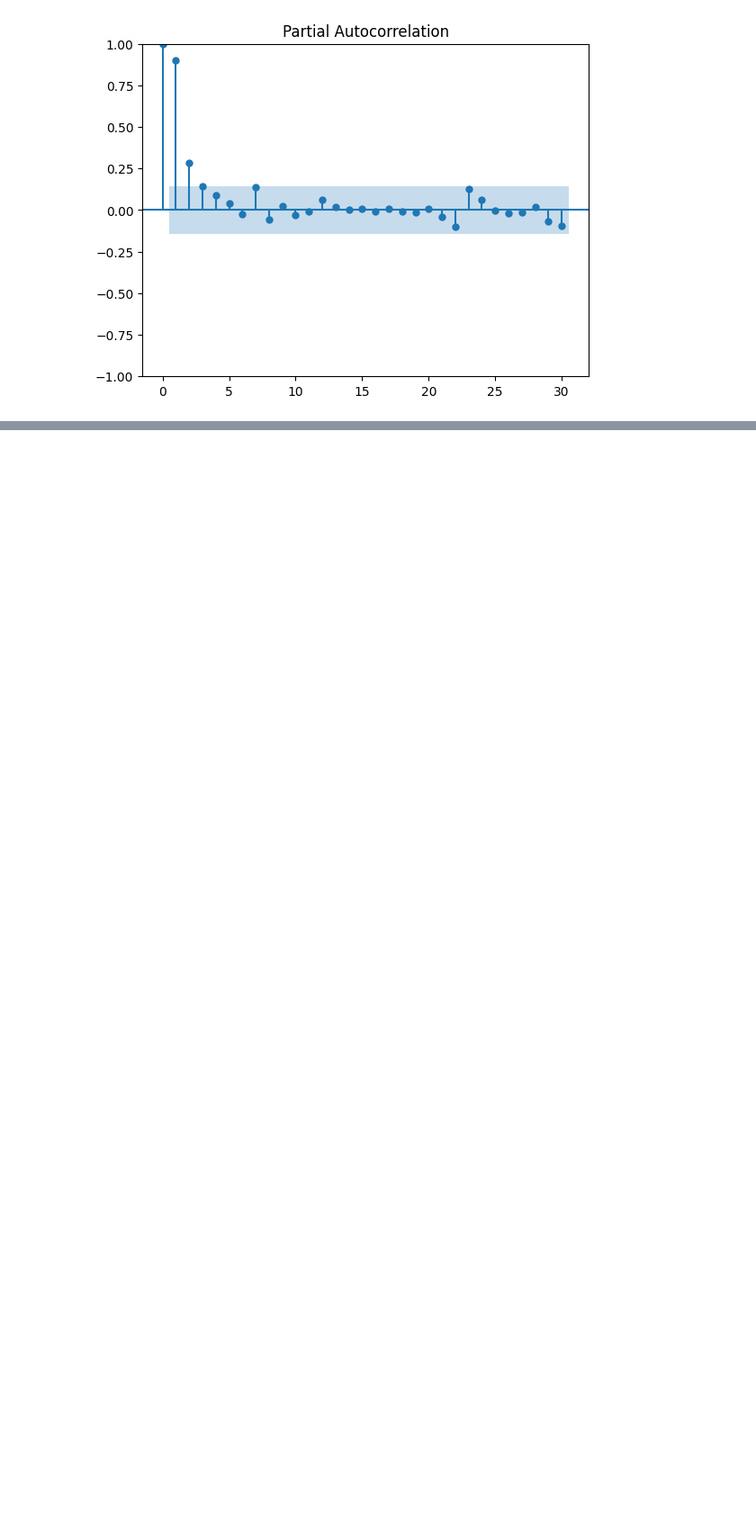
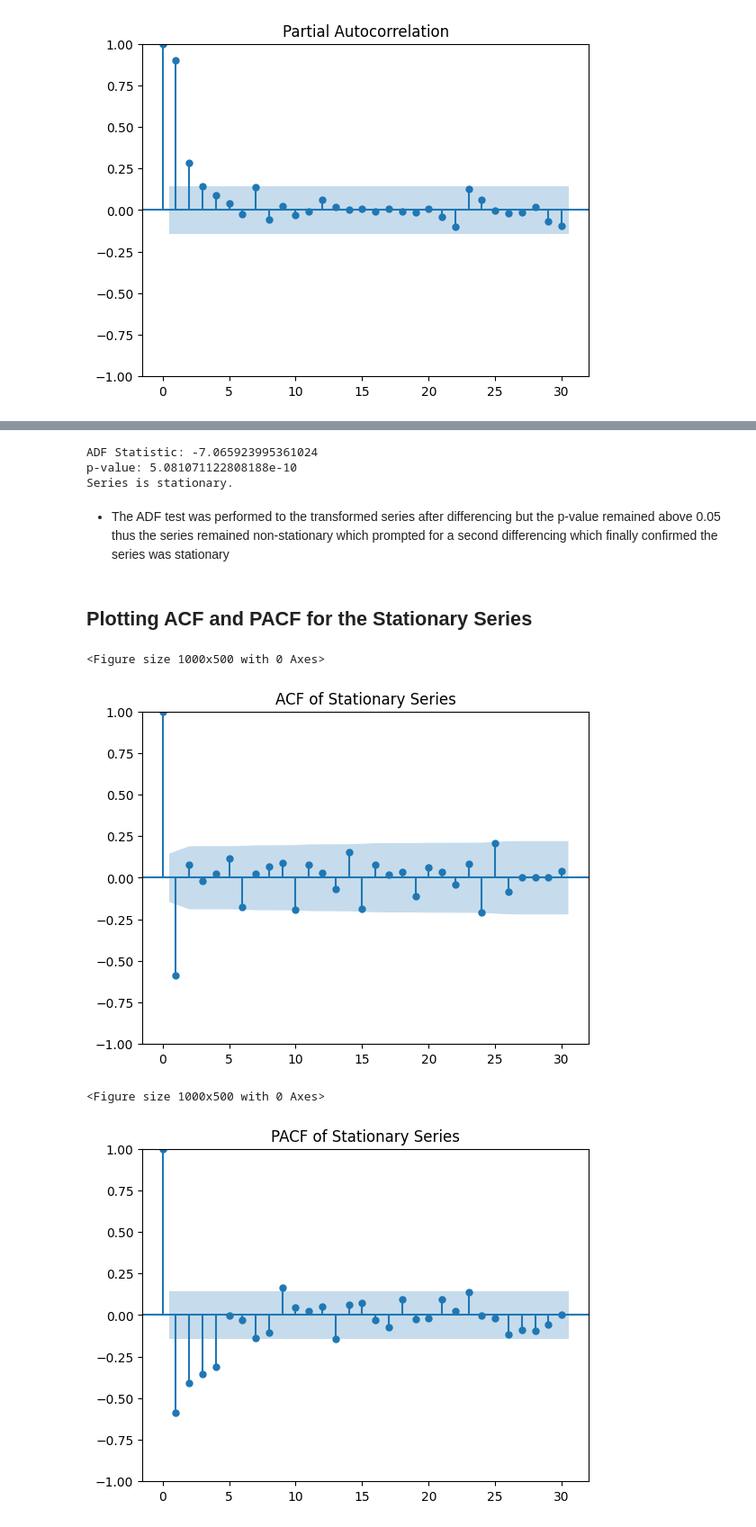
Before and after one commit to Agumekenneth/Time-series-, a Jupyter notebook: project/day-wise.ipynb, the cells around one changed output, grey strips where cells are left out. Shown at 90% size. Cells and saved outputs as stored; diff of their text form; code cells hidden in the pictures; blank space fills up the shorter version.

```diff
--- a/project/day-wise.ipynb
+++ b/project/day-wise.ipynb
@@ -238,0 +316,37 @@ plt.show()
+# %%
+from statsmodels.tsa.stattools import adfuller
+
+result = adfuller(df['diff2_log_cases'])
+
+print("ADF Statistic:", result[0])
+print("p-value:", result[1])
+
+if result[1] < 0.05:
+    print("Series is stationary.")
+else:
+    print("Series is non-stationary.")
+# %% [output]
+ADF Statistic: -7.065923995361024
+p-value: 5.081071122808188e-10
+Series is stationary.
+# %% [markdown]
+- The ADF test was performed to the transformed series after differencing but the p-value remained above 0.05 thus the series remained non-stationary which prompted for a second differencing which finally confirmed the series was stationary
+# %% [markdown]
+## Plotting ACF and PACF for the Stationary Series
+# %%
+from statsmodels.graphics.tsaplots import plot_acf, plot_pacf
+
+plt.figure(figsize=(10,5))
+plot_acf(df['diff2_log_cases'], lags=30)
+plt.title("ACF of Stationary Series")
+plt.show()
+
+plt.figure(figsize=(10,5))
+plot_pacf(df['diff2_log_cases'], lags=30)
+plt.title("PACF of Stationary Series")
+plt.show()
+# %% [output]
+<Figure size 1000x500 with 0 Axes>
+[figure, added]
+<Figure size 1000x500 with 0 Axes>
+[figure, added]
```
Also changed, not shown: parts of 16 cells of this notebook.
